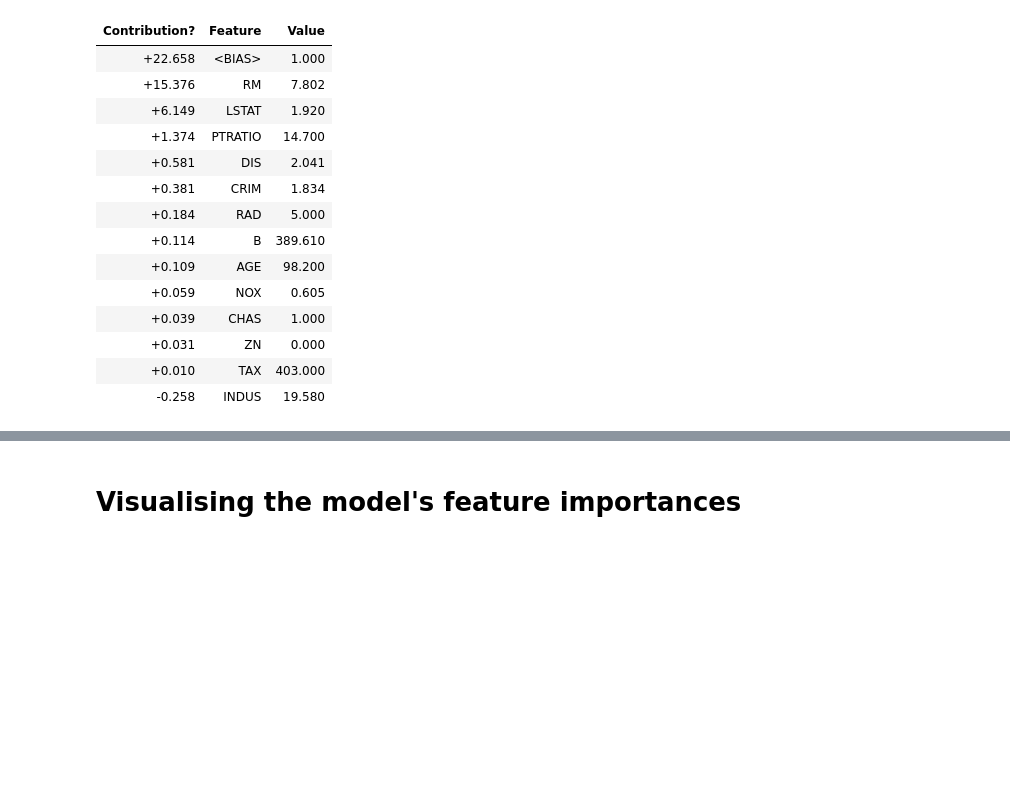
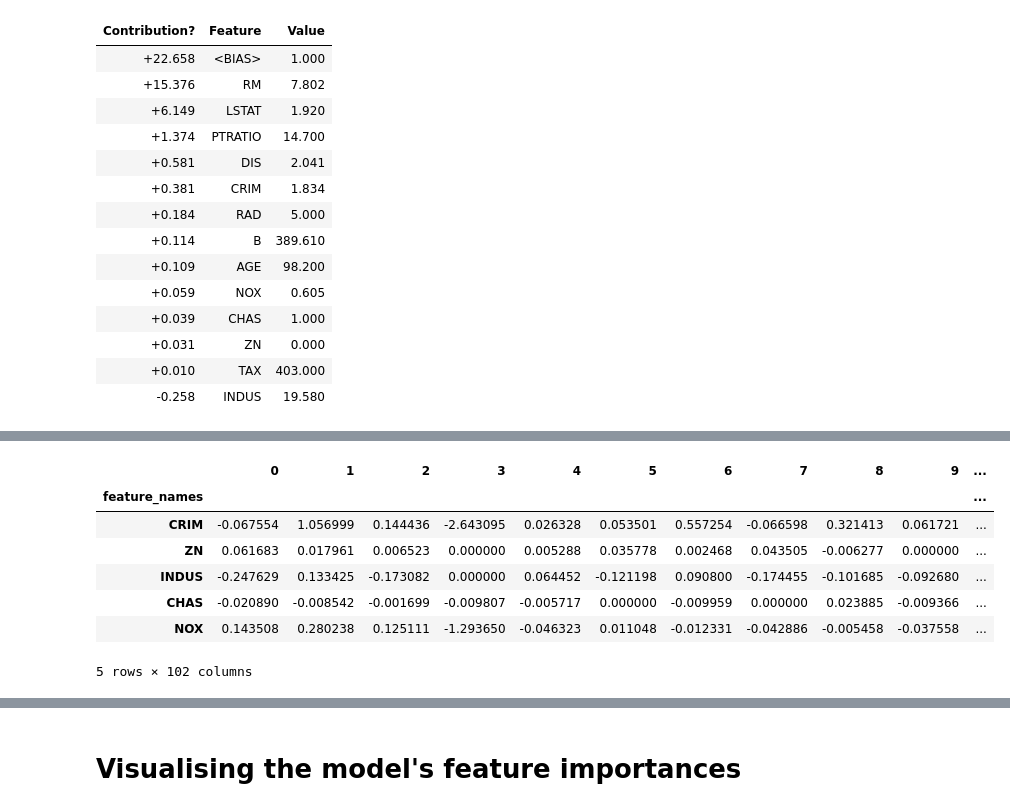
Before and after one commit to ianozsvald/data_science_delivered, a Jupyter notebook: ml_explain_regression_prediction.ipynb, the cells around one changed output, grey strips where cells are left out. Drawn from its saved outputs; the diff is of its cells as text; code cells hidden in the pictures; blank space fills up the shorter version.

```diff
--- a/ml_explain_regression_prediction.ipynb
+++ b/ml_explain_regression_prediction.ipynb
@@ -451,0 +462,62 @@ y (score 46.808) top features
+# %%
+from eli5.sklearn.utils import handle_vec, get_X, get_X0, add_intercept
+from eli5.sklearn.explain_prediction import _trees_feature_weights
+
+# The code here is lifted from ELI5's explain_prediction.explain_prediction_tree_regressor,
+# this is an ugly hack to extract the values I want to plot. This of course might not work in future
+# versions of ELI5 (this is developed against 0.8).
+
+#examples = [3, 0, 14]  # user low/med/high examples
+examples = range(y_test.shape[0])
+
+all_explanations = None
+
+for block_example_to_explain_idx in tqdm.tqdm(examples):
+    block_example_to_explain = X_test.iloc[block_example_to_explain_idx]
+    block_example_to_explain_true_answer = y_test.iloc[block_example_to_explain_idx]
+    feature_names = boston.feature_names
+
+    # code below lifted from explain_prediction.explain_prediction_tree_regressor
+
+    vec=None
+    vectorized=False
+    doc = block_example_to_explain
+    reg = est
+    feature_filter = None
+    feature_re = None
+
+    vec, feature_names = handle_vec(reg, doc, vec, vectorized, feature_names)
+    X = get_X(doc, vec=vec, vectorized=vectorized)
+    if feature_names.bias_name is None:
+        # Tree estimators do not have an intercept, but here we interpret
+        # them as having an intercept
+        feature_names.bias_name = '<BIAS>'
+
+    score, = reg.predict(X)
+    num_targets = getattr(reg, 'n_outputs_', 1)
+    is_multitarget = num_targets > 1
+    feature_weights = _trees_feature_weights(reg, X, feature_names, num_targets)
+    x = get_X0(add_intercept(X))
+    flt_feature_names, flt_indices = feature_names.handle_filter(
+        feature_filter, feature_re, x)
+
+    name = block_example_to_explain_idx
+    explanation_for_example = pd.DataFrame(data={'feature_names':list(flt_feature_names.feature_names) + ['BIAS', 'MEDV'],
+               name: np.append(feature_weights[:,0], block_example_to_explain_true_answer)}).set_index('feature_names')
+    explanation_for_example
+
+    if all_explanations is None:
+        all_explanations = explanation_for_example
+    else:
+        all_explanations = pd.concat((all_explanations, explanation_for_example), axis=1)
+
+all_explanations.head(5)
+# %% [output]
+|  | 0 | 1 | 2 | 3 | 4 | 5 | 6 | 7 | 8 | 9 | ... |
+| feature_names |  |  |  |  |  |  |  |  |  |  | ... |
+| CRIM | -0.067554 | 1.056999 | 0.144436 | -2.643095 | 0.026328 | 0.053501 | 0.557254 | -0.066598 | 0.321413 | 0.061721 | ... |
+| ZN | 0.061683 | 0.017961 | 0.006523 | 0.000000 | 0.005288 | 0.035778 | 0.002468 | 0.043505 | -0.006277 | 0.000000 | ... |
+| INDUS | -0.247629 | 0.133425 | -0.173082 | 0.000000 | 0.064452 | -0.121198 | 0.090800 | -0.174455 | -0.101685 | -0.092680 | ... |
+| CHAS | -0.020890 | -0.008542 | -0.001699 | -0.009807 | -0.005717 | 0.000000 | -0.009959 | 0.000000 | 0.023885 | -0.009366 | ... |
+| NOX | 0.143508 | 0.280238 | 0.125111 | -1.293650 | -0.046323 | 0.011048 | -0.012331 | -0.042886 | -0.005458 | -0.037558 | ... |
+5 rows × 102 columns
```
Also changed, not shown: parts of 11 cells of this notebook.
